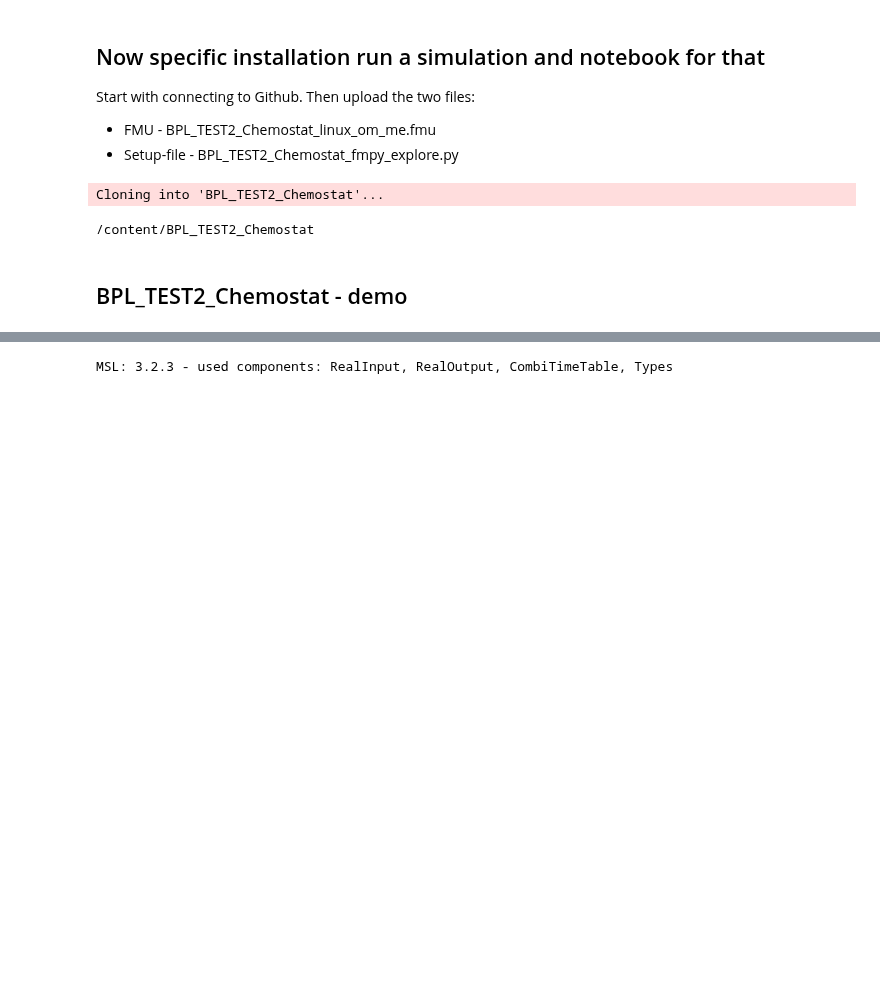
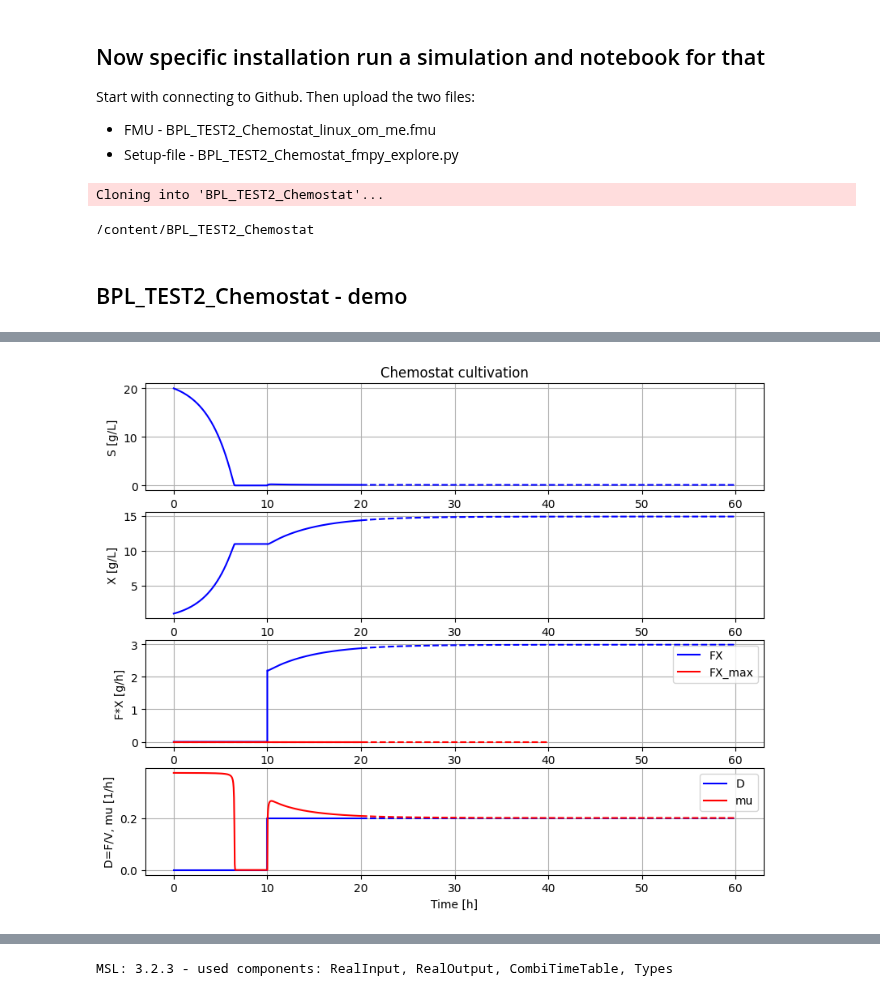
Before and after one commit to janpeter19/BPL_TEST2_Chemostat, a Jupyter notebook: BPL_TEST2_Chemostat_fmpy_colab.ipynb, the cells around one changed output, grey strips where cells are left out. Cells and saved outputs as stored; diff of their text form; code cells hidden in the pictures; blank space fills up the shorter version.

```diff
--- a/BPL_TEST2_Chemostat_fmpy_colab.ipynb
+++ b/BPL_TEST2_Chemostat_fmpy_colab.ipynb
@@ -144,3 +146,10 @@ simu(60)
+# %%
+# Test simu('cont')
+newplot()
+simu(20)
+simu(40,'cont')
+# %% [output]
+[figure, added]
 # %%
 describe('parts')
 # %% [output]
```
Also changed, not shown: parts of 10 cells of this notebook.
